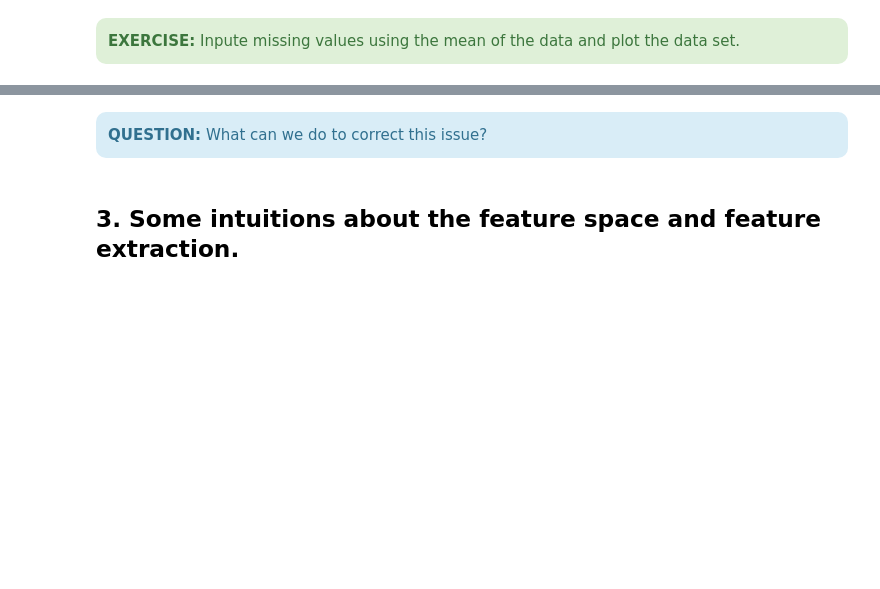
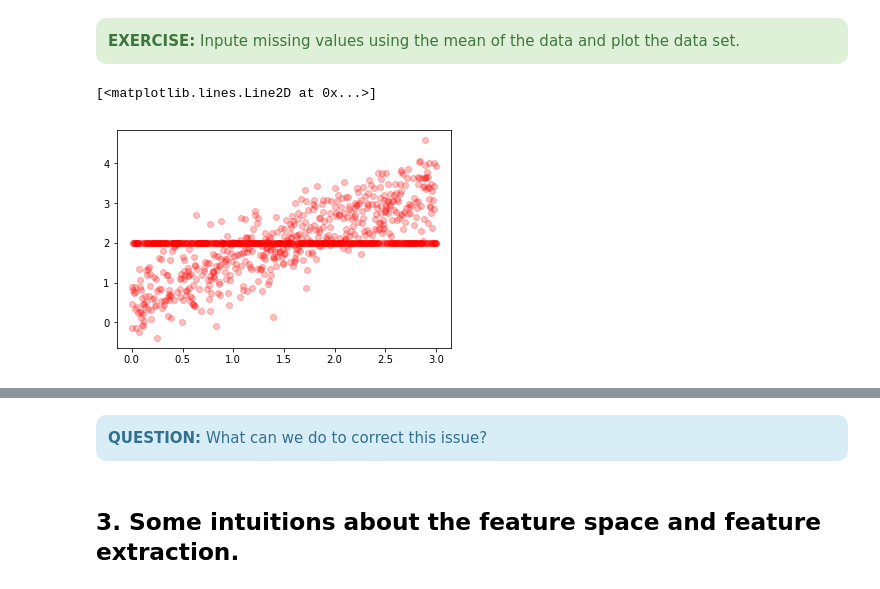
Before and after one commit to acompanys/MLNotebooks, a Jupyter notebook: notebook3/notebook3.ipynb, the cells around one changed output, grey strips where cells are left out. Saved outputs shown, nothing was run; the diff lists cells and outputs as text; code cells hidden in the pictures; blank space fills up the shorter version.

```diff
--- a/notebook3/notebook3.ipynb
+++ b/notebook3/notebook3.ipynb
@@ -510,3 +539,10 @@ print(y_missing_rand)
+# %%
+mean = np.nanmean(y_missing_rand)
+y_inputed = np.where(np.isnan(y_missing_rand), mean, y_missing_rand)
+plt.plot(x, y_inputed, 'ro', alpha=0.25)
+# %% [output]
+[<matplotlib.lines.Line2D at 0x...>]
+[figure, added]
 # %%
 from sklearn import linear_model
 
```
Also changed, not shown: parts of 25 cells of this notebook, 8 other files.
